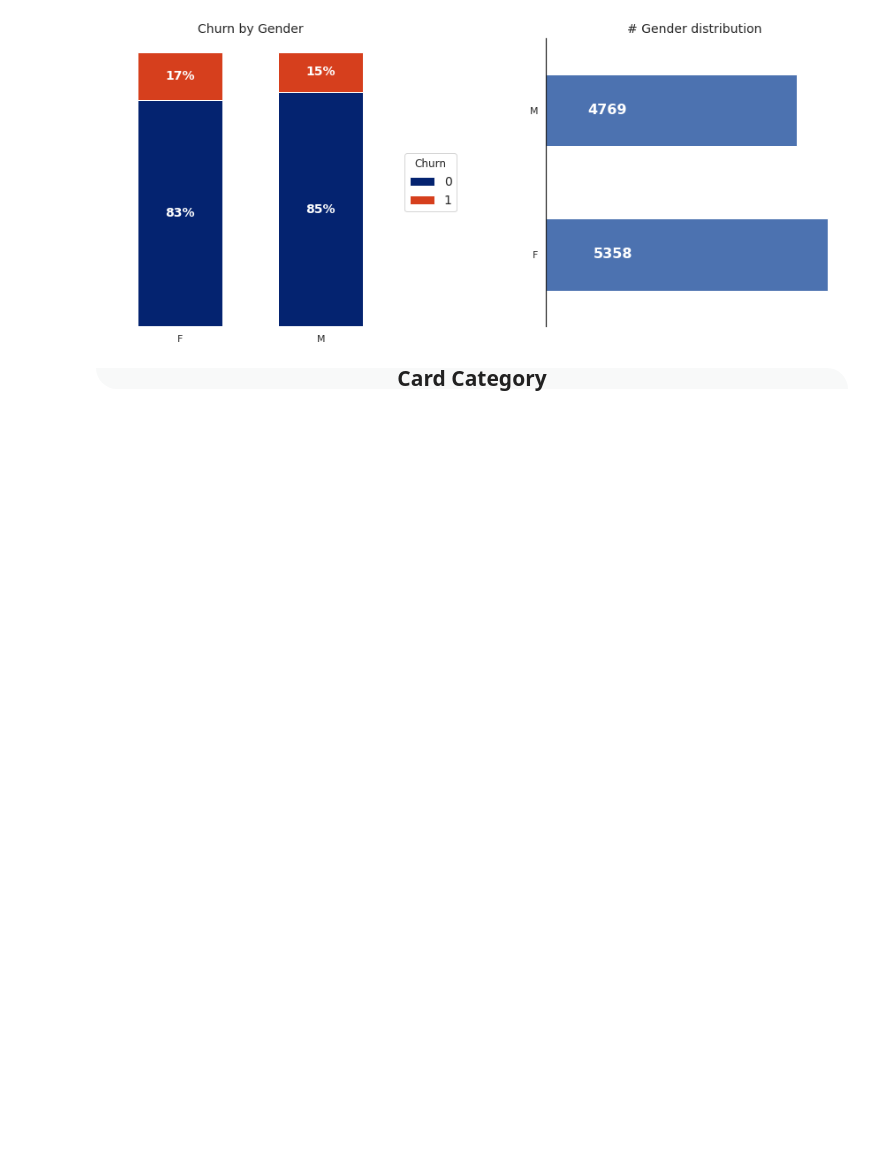
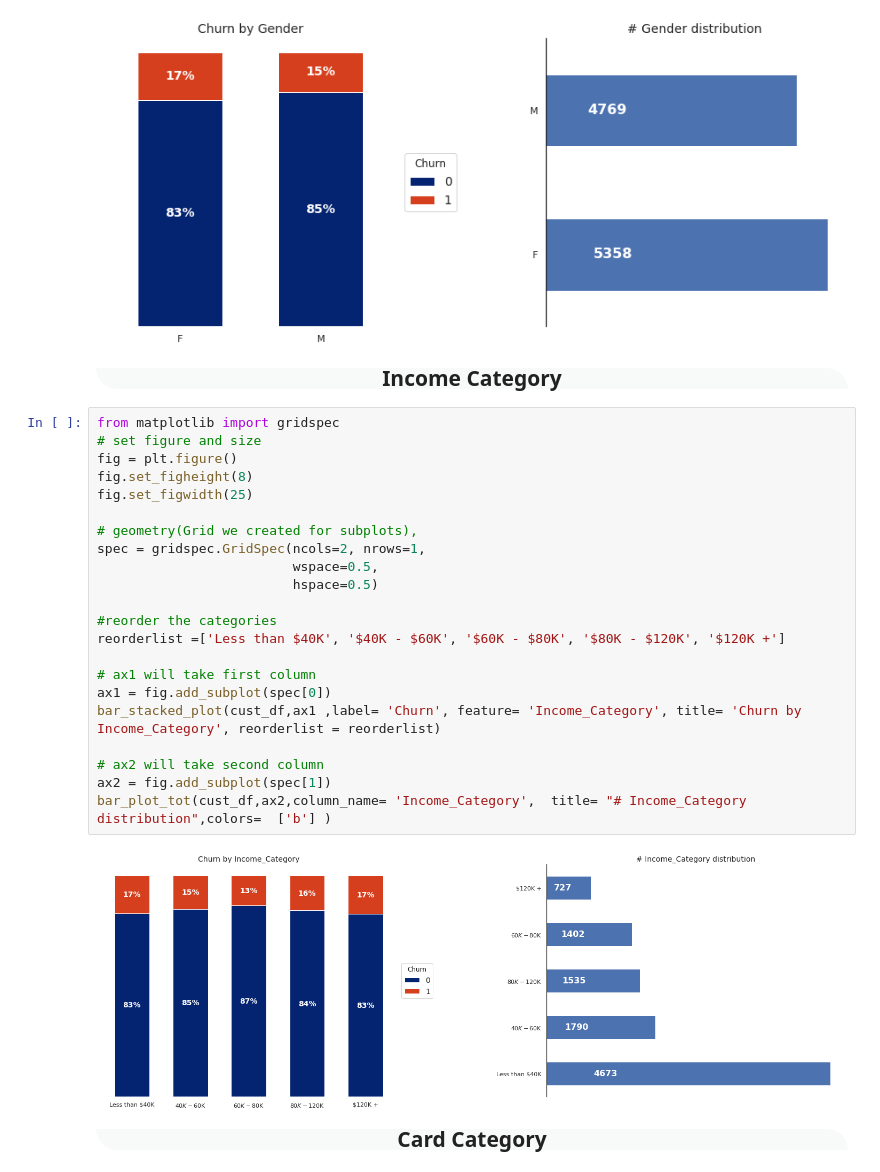
Before and after one commit to gandrenacci/ml-notebooks, a Jupyter notebook: notebooks/credit-card-customer-churn-classification.ipynb, the cells around one changed output. Cells and saved outputs as stored; diff of their text form; blank space fills up the shorter version.

Commit message:
Kaggle Notebook | 💳 Credit Card Customer Churn - Classification | Version 29

```diff
--- a/notebooks/credit-card-customer-churn-classification.ipynb
+++ b/notebooks/credit-card-customer-churn-classification.ipynb
@@ -526,6 +524,32 @@ ax2 = fig.add_subplot(spec[1])
 bar_plot_tot(cust_df,ax2,column_name= 'Gender',  title= "# Gender distribution",colors=  ['b'] )
 # %% [output]
 [figure]
+# %% [markdown]
+<p style="font-size:150%; background-color:#F8F9F9;border-radius: 0px 30px;text-align:center;font-family:Sans-serif;font-weight:bold"> Income Category</p>
+# %%
+from matplotlib import gridspec
+# set figure and size
+fig = plt.figure()
+fig.set_figheight(8)
+fig.set_figwidth(25)
+
+# geometry(Grid we created for subplots),
+spec = gridspec.GridSpec(ncols=2, nrows=1,
+                         wspace=0.5,
+                         hspace=0.5)
+
+#reorder the categories
+reorderlist =['Less than $40K', '$40K - $60K', '$60K - $80K', '$80K - $120K', '$120K +']
+
+# ax1 will take first column
+ax1 = fig.add_subplot(spec[0])
+bar_stacked_plot(cust_df,ax1 ,label= 'Churn', feature= 'Income_Category', title= 'Churn by Income_Category', reorderlist = reorderlist)
+
+# ax2 will take second column
+ax2 = fig.add_subplot(spec[1])
+bar_plot_tot(cust_df,ax2,column_name= 'Income_Category',  title= "# Income_Category distribution",colors=  ['b'] )
+# %% [output]
+[figure, added]
 # %% [markdown]
 <p style="font-size:150%; background-color:#F8F9F9;border-radius: 0px 30px;text-align:center;font-family:Sans-serif;font-weight:bold"> Card Category</p>
 # %%
```
Also changed, not shown: parts of 5 cells of this notebook.
